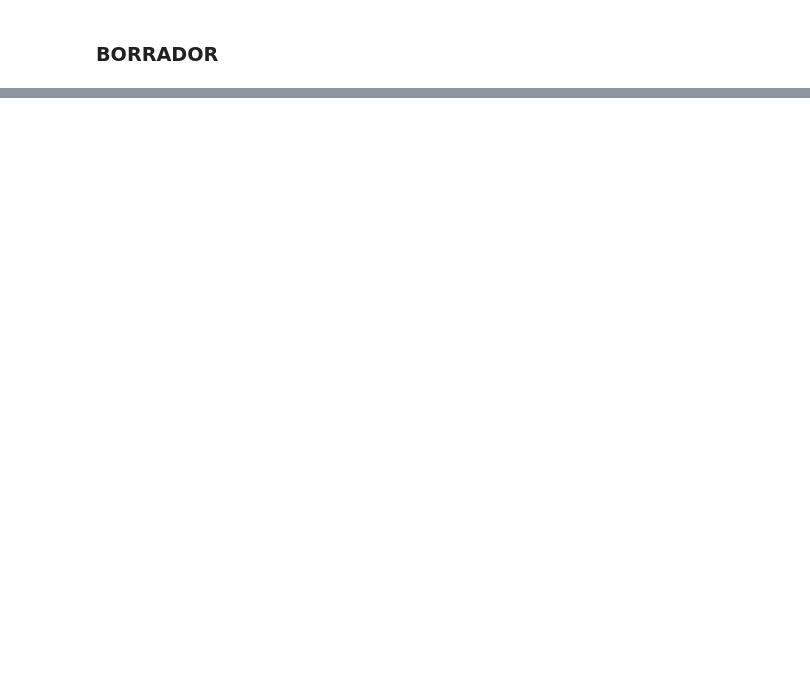
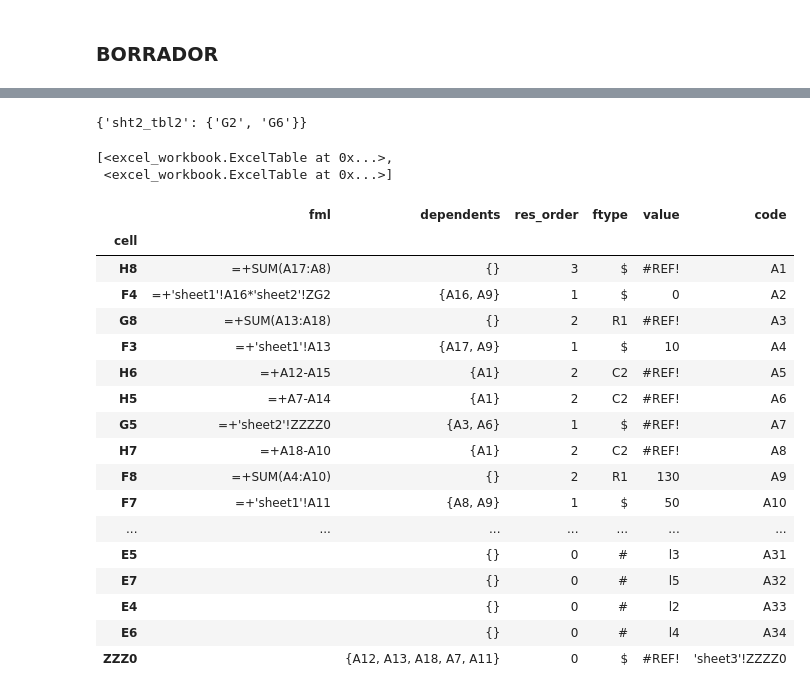
Before and after one commit to agmontesb/excel, a Jupyter notebook: markup_thread.ipynb, the cells around one changed output, grey strips where cells are left out. Drawn from its saved outputs; the diff is of its cells as text; code cells hidden in the pictures; blank space fills up the shorter version.

```diff
--- a/markup_thread.ipynb
+++ b/markup_thread.ipynb
@@ -214,0 +161,2 @@ list(XlErrors)
+# %%
+wb = unwrapped_fixture(static_workbook)()
@@ -214,0 +215,13 @@ list(XlErrors)
+# %%
+ws_params1 = [param for param in ws.parameters() if param in xlref]
+assert ws_params1 == ['G2']
+
+links1 = {tbl.title: set([lnk for lnk in lnks if lnk in xlref]) for tbl in ws.tables if (lnks:=tbl.links())}
+links1
+# %% [output]
+{'sht2_tbl2': {'G2', 'G6'}}
+# %%
+ws.associated_table('G2', scope='parameter')
+# %% [output]
+[<excel_workbook.ExcelTable at 0x...>,
+ <excel_workbook.ExcelTable at 0x...>]
@@ -214,0 +230,21 @@ list(XlErrors)
+# %%
+wb['#sheet3']['#A'].data
+# %% [output]
+|  | fml | dependents | res_order | ftype | value | code |
+| cell |  |  |  |  |  |  |
+| H8 | =+SUM(A17:A8) | {} | 3 | $ | #REF! | A1 |
+| F4 | =+'sheet1'!A16*'sheet2'!ZG2 | {A16, A9} | 1 | $ | 0 | A2 |
+| G8 | =+SUM(A13:A18) | {} | 2 | R1 | #REF! | A3 |
+| F3 | =+'sheet1'!A13 | {A17, A9} | 1 | $ | 10 | A4 |
+| H6 | =+A12-A15 | {A1} | 2 | C2 | #REF! | A5 |
+| H5 | =+A7-A14 | {A1} | 2 | C2 | #REF! | A6 |
+| G5 | =+'sheet2'!ZZZZ0 | {A3, A6} | 1 | $ | #REF! | A7 |
+| H7 | =+A18-A10 | {A1} | 2 | C2 | #REF! | A8 |
+| F8 | =+SUM(A4:A10) | {} | 2 | R1 | 130 | A9 |
+| F7 | =+'sheet1'!A11 | {A8, A9} | 1 | $ | 50 | A10 |
+| ... | ... | ... | ... | ... | ... | ... |
+| E5 |  | {} | 0 | # | l3 | A31 |
+| E7 |  | {} | 0 | # | l5 | A32 |
+| E4 |  | {} | 0 | # | l2 | A33 |
+| E6 |  | {} | 0 | # | l4 | A34 |
+| ZZZ0 |  | {A12, A13, A18, A7, A11} | 0 | $ | #REF! | 'sheet3'!ZZZZ0 |
```
Also changed, not shown: parts of 62 cells of this notebook, 8 other files.
